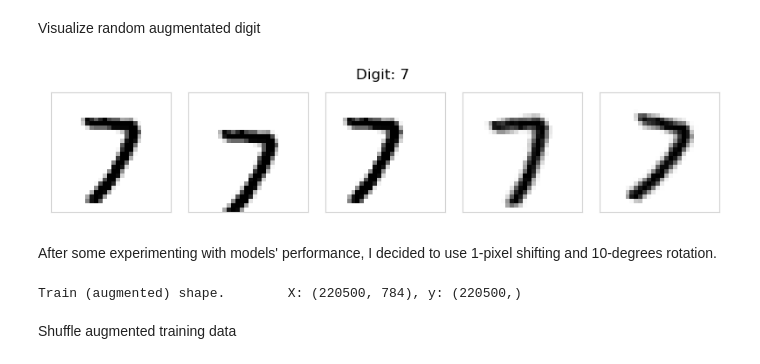
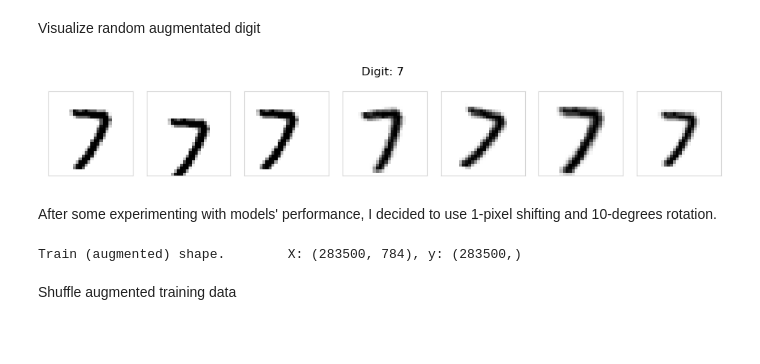
Before and after one commit to Andrey123qq2/Kaggle-Notebooks, a Jupyter notebook: digit-recognizer-pca-svc.ipynb, the cells around one changed output. Drawn from its saved outputs; the diff is of its cells as text; code cells hidden in the pictures; blank space fills up the shorter version.

Commit message:
Kaggle Notebook | Digit Recognizer (PCA+SVC) | Version 5

```diff
--- a/digit-recognizer-pca-svc.ipynb
+++ b/digit-recognizer-pca-svc.ipynb
@@ -162,48 +162,68 @@ Validation shape.       X: (10500, 784), y: (10500,)
 Create functions for data augmentation
 # %%
 def shift_image(image, dx, dy):
-    image = image.reshape((28, 28))
     shifted_image = shift(image, [dy, dx], cval=0, mode="constant")
     return shifted_image.reshape([-1])
 # %%
 def rotate_image(image, angle):
     rotate_augmenter = iaa.Rotate(angle)
-    return rotate_augmenter.augment_image(image.reshape(28, 28)).reshape(784)
+    return rotate_augmenter.augment_image(image).flatten()
+# %%
+def scale_image(image, scale):
+    h, w = image.shape
+    seq = iaa.Sequential([
+        iaa.Affine(scale=(scale)),
+        iaa.CropToFixedSize(width=w, height=h, position='center')
+    ])
+    augmented_image = seq(image=image)
+    return augmented_image.flatten()
 # %% [markdown]
 Visualize random augmentated digit
 # %%
 exmaple_index = randint.rvs(0, len(X_train)-1, size=1)[0]
 original_image = X_train.iloc[exmaple_index].to_numpy()
-shifted_image_down = shift_image(original_image, 0, 3)
-shifted_image_left = shift_image(original_image, -3, 0)
-rotated_image_left = rotate_image(original_image.astype(np.uint8), -10)
-rotated_image_right = rotate_image(original_image.astype(np.uint8), 10)
+original_image_square = original_image.astype(np.uint8).reshape(28, 28)
+shifted_image_down = shift_image(original_image_square, 0, 3)
+shifted_image_left = shift_image(original_image_square, -3, 0)
+rotated_image_left = rotate_image(original_image_square, -10)
+rotated_image_right = rotate_image(original_image_square, 10)
+scaled_image_up = scale_image(original_image_square, 1.1)
+scaled_image_down = scale_image(original_image_square, 0.9)
 all_images = [original_image,
               shifted_image_down, shifted_image_left,
-              rotated_image_left, rotated_image_right]
-plot_digits(all_images, [], [], images_per_row=5, figsize=(8,2))
+              rotated_image_left, rotated_image_right,
+             scaled_image_up, scaled_image_down]
+plot_digits(all_images, [], [], images_per_row=7, figsize=(10,2))
 plt.suptitle(f'Digit: {y_train[exmaple_index]}')
 plt.show()
 # %% [output]
-[figure, old version]
+[figure, new version]
 # %% [markdown]
 After some experimenting with models' performance, I decided to use 1-pixel shifting and 10-degrees rotation.
 # %%
 X_train_augmented = [X_train]
 y_train_augmented = [y_train]
+X_train_np = X_train.astype(np.uint8).to_numpy()
 for dx, dy in ((0, 1), (1, 0), (-1, 0), (0, -1)):
-    shifted_images = np.apply_along_axis(shift_image, axis=1, arr=X_train, dx=dx, dy=dy)
+    shifted_images = np.apply_along_axis(lambda x, dx, dy: shift_image(x.reshape(28, 28), dx, dy),
+                                         axis=1, arr=X_train_np, dx=dx, dy=dy)
     X_train_augmented.append(shifted_images)
     y_train_augmented.append(y_train)
 for angle in [10, -10]:
-    rotated_images = np.apply_along_axis(rotate_image, axis=1, arr=X_train.astype(np.uint8), angle=angle)
+    rotated_images = np.apply_along_axis(lambda x, angle: rotate_image(x.reshape(28, 28), angle),
+                                         axis=1, arr=X_train_np, angle=angle)
     X_train_augmented.append(rotated_images)
+    y_train_augmented.append(y_train)
+for scale in [1.08, 0.92]:
+    scaled_images = np.apply_along_axis(lambda x, scale: scale_image(x.reshape(28, 28), scale),
+                                        axis=1, arr=X_train_np, scale=scale)
+    X_train_augmented.append(scaled_images)
     y_train_augmented.append(y_train)
 X_train_augmented = np.concatenate(X_train_augmented)
 y_train_augmented = np.concatenate(y_train_augmented)
 print(f'Train (augmented) shape. \tX: {X_train_augmented.shape}, y: {y_train_augmented.shape}')
 # %% [output]
-Train (augmented) shape.        X: (220500, 784), y: (220500,)
+Train (augmented) shape.        X: (283500, 784), y: (283500,)
 # %% [markdown]
 Shuffle augmented training data
 # %%
```
Also changed, not shown: parts of 15 cells of this notebook.
